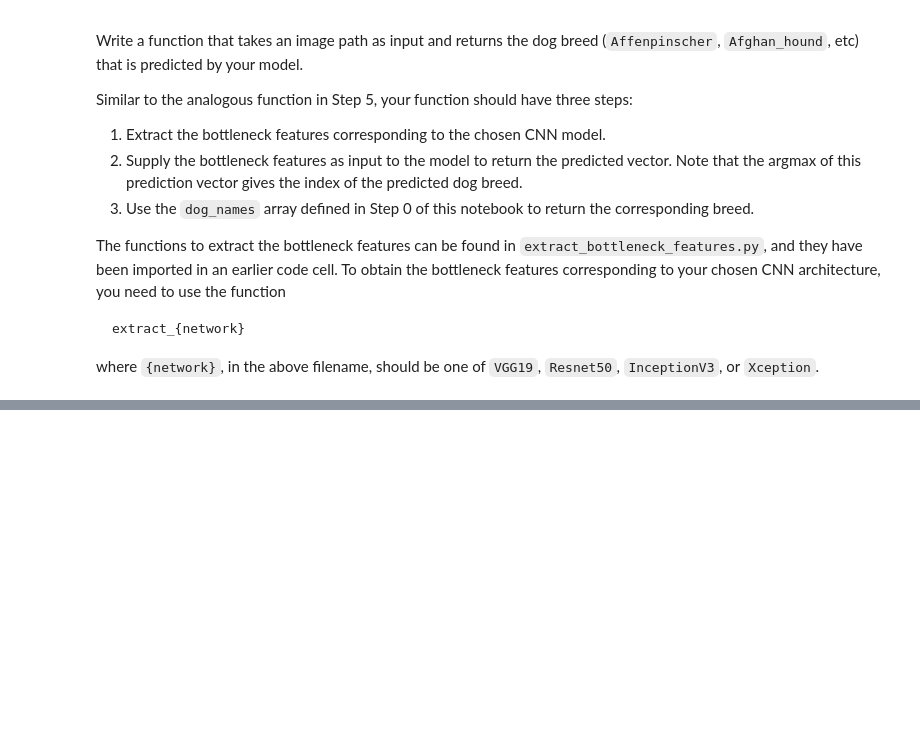
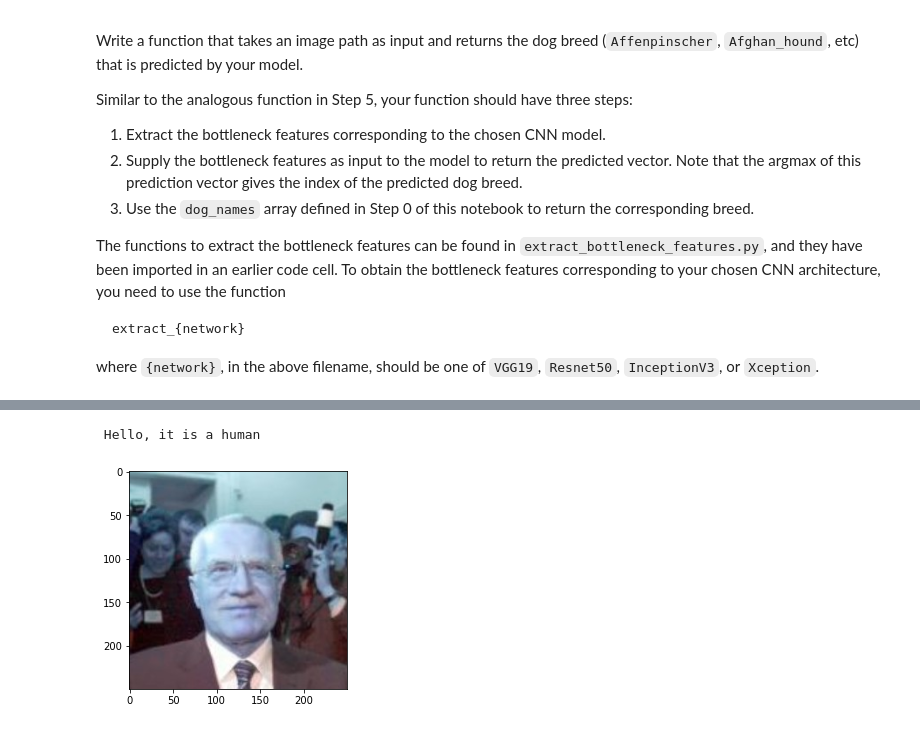
Before and after one commit to bhupendpatil/Practice, a Jupyter notebook: Deep Learning/Convolutional Networks/Dog Breed Classifier/dog_app.ipynb, the cells around one changed output, grey strips where cells are left out. Drawn from its saved outputs; the diff is of its cells as text; code cells hidden in the pictures; blank space fills up the shorter version.

Commit message:
algorithm test

```diff
--- a/Deep Learning/Convolutional Networks/Dog Breed Classifier/dog_app.ipynb
+++ b/Deep Learning/Convolutional Networks/Dog Breed Classifier/dog_app.ipynb
@@ -863,6 +860,6 @@ You are welcome to [augment the training data](https://blog.keras.io/building-po
 ### TODO: Train the model.
 checkpointer = ModelCheckpoint(filepath="saved_models/weights.best.VGG19.hdf5",verbose=1,save_best_only=True)
 
-VGG19_model.fit(train_VGG19,train_targets,validation_data=(valid_VGG19, valid_targets),epochs=20,batch_size=20,callbacks=[checkpointer],verbose=1)
+VGG19_model.fit(train_VGG19,train_targets,validation_data=(valid_VGG19, valid_targets),epochs=40,batch_size=20,callbacks=[checkpointer],verbose=1)
 # %% [output]
 Train on 6680 samples, validate on 835 samples
@@ -965,0 +998,45 @@ __Answer:__
+# %%
+## TODO: Execute your algorithm from Step 6 on
+## at least 6 images on your computer.
+## Feel free to use as many code cells as needed.
+
+def random_human_dog():
+  saglach = list()
+  saglach.extend(dog_files_short)
+  saglach.extend(human_files_short)
+  random.shuffle(saglach)
+  num = np.random.randint(len(saglach))
+  img_path = saglach[num]
+  detector(img_path)
+
+def nusta_dogo():
+  saglach = list()
+  saglach.extend(dog_files_short)
+  random.shuffle(saglach)
+  num = np.random.randint(len(saglach))
+  img_path = saglach[num]
+  detector(img_path)
+
+def nusta_manus():
+  saglach = list()
+  saglach.extend(human_files_short)
+  random.shuffle(saglach)
+  num = np.random.randint(len(saglach))
+  img_path = saglach[num]
+  detector(img_path)
+
+def nusti_maanjar():
+  !rm -f images/cat.jpg
+  !wget -q --output-document=images/cat.jpg https://static.toiimg.com/photo/msid-67586673/67586673.jpg
+  detector("images/cat.jpg")
+
+def nusti_car():
+  !rm -f images/car.jpg
+  !wget -q --output-document=images/car.jpg https://img.etimg.com/thumb/msid-73268134,width-640,resizemode-4,imgsize-35417/surprise-heard-of-a-sony-car.jpg
+  detector("images/car.jpg")
+# %%
+# 1st image is random
+random_human_dog()
+# %% [output]
+ Hello, it is a human
+[figure, added]
```
Also changed, not shown: parts of 29 cells of this notebook.
